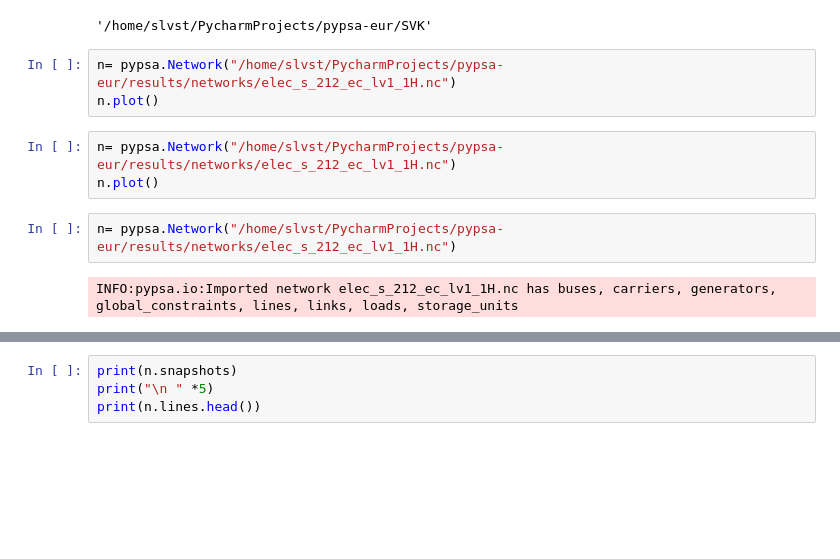
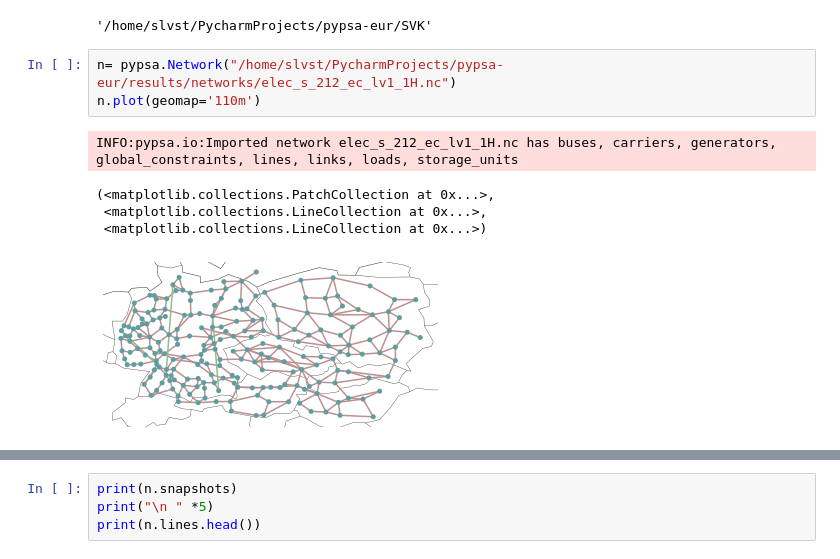
Before and after one commit to slvstr1/pypsa-eur, a Jupyter notebook: SVK/tryout.ipynb, the cells around one changed output, grey strips where cells are left out. Saved outputs shown, nothing was run; the diff lists cells and outputs as text; blank space fills up the shorter version.

```diff
--- a/SVK/tryout.ipynb
+++ b/SVK/tryout.ipynb
@@ -10,11 +10,10 @@ os. getcwd()
 '/home/slvst/PycharmProjects/pypsa-eur/SVK'
 # %%
 n= pypsa.Network("/home/slvst/PycharmProjects/pypsa-eur/results/networks/elec_s_212_ec_lv1_1H.nc")
-n.plot()
+n.plot(geomap='110m')
+# %% [output]
+INFO:pypsa.io:Imported network elec_s_212_ec_lv1_1H.nc has buses, carriers, generators, global_constraints, lines, links, loads, storage_units
+(<matplotlib.collections.PatchCollection at 0x...>,
+ <matplotlib.collections.LineCollection at 0x...>,
+ <matplotlib.collections.LineCollection at 0x...>)
+[figure, added]
-# %%
-n= pypsa.Network("/home/slvst/PycharmProjects/pypsa-eur/results/networks/elec_s_212_ec_lv1_1H.nc")
-n.plot()
-# %%
-n= pypsa.Network("/home/slvst/PycharmProjects/pypsa-eur/results/networks/elec_s_212_ec_lv1_1H.nc")
-# %% [output]
-INFO:pypsa.io:Imported network elec_s_212_ec_lv1_1H.nc has buses, carriers, generators, global_constraints, lines, links, loads, storage_units
```
Also changed, not shown: parts of 4 cells of this notebook, 9 other files.
